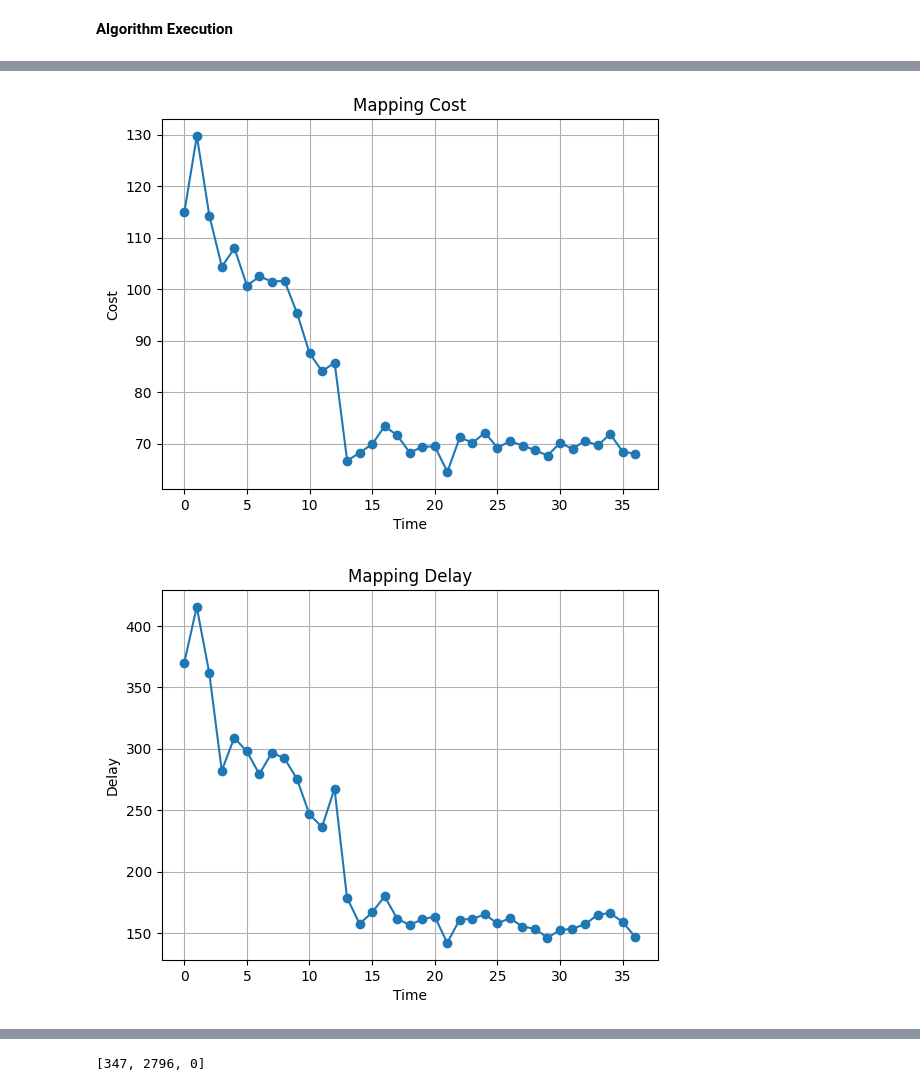
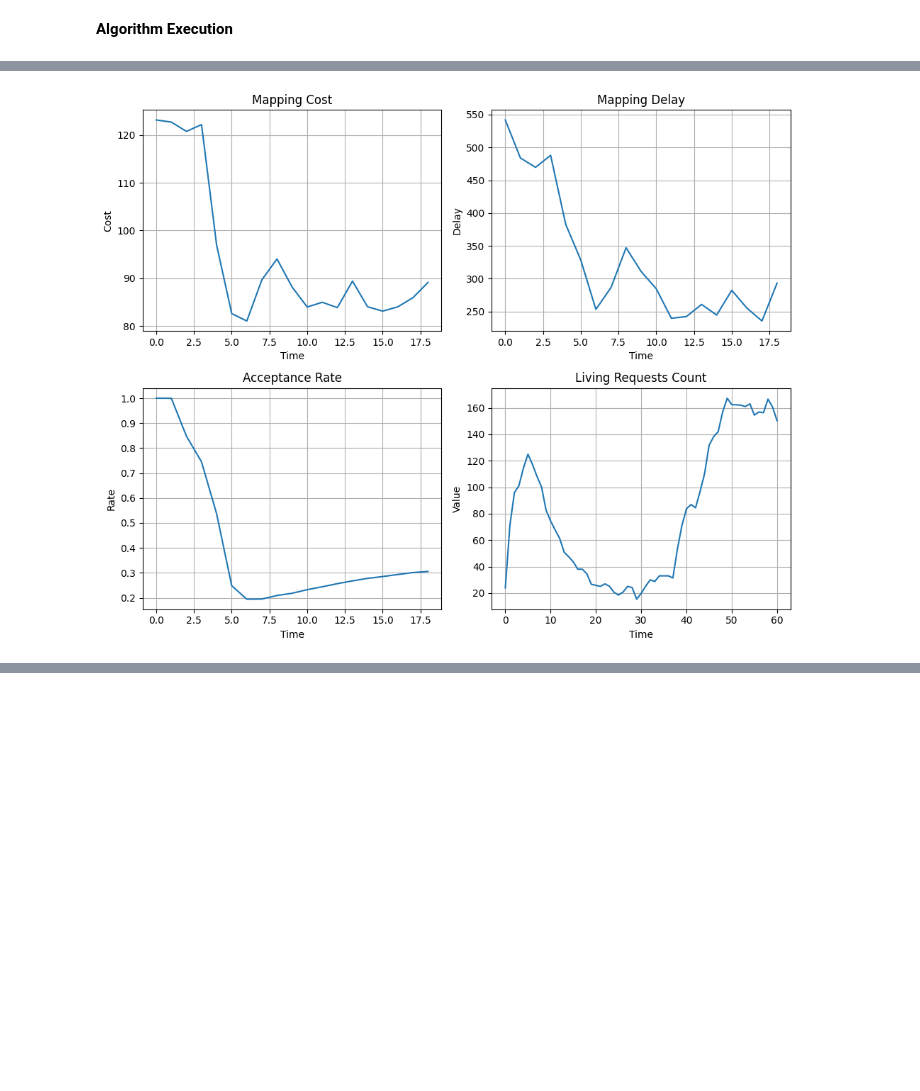
Before and after one commit to Papaya13-03/MP_VNE, a Jupyter notebook: src/MP_VNE.ipynb, the cells around one changed output, grey strips where cells are left out. Cells and saved outputs as stored; diff of their text form; code cells hidden in the pictures; blank space fills up the shorter version.

```diff
--- a/src/MP_VNE.ipynb
+++ b/src/MP_VNE.ipynb
@@ -788,7 +788,7 @@ import heapq
 import random
 
 SIMULATION_TIME = 10000
-LAMBDA = 0.5
+LAMBDA = 0.3
 LIFETIME_MEAN = 1000
 request_id = 0
 
@@ -801,7 +801,8 @@ accept_request = 0
 acceptance_rates = []
 costs = []
 delays = []
-reason = [0, 0, 0]
+fail_reason = [0, 0]
+living_request = []
 
 print("Start")
 
@@ -809,7 +810,7 @@ def next_arrival_time():
     return np.random.exponential(1 / LAMBDA)
 
 while current_time < SIMULATION_TIME:
-    print("Living request: ", len(event_queue))
+    living_request.append(len(event_queue))
     inter_arrival = next_arrival_time()
     arrival_time = current_time + inter_arrival
     if arrival_time > SIMULATION_TIME:
@@ -827,14 +828,14 @@ while current_time < SIMULATION_TIME:
 
     best_mapping = mpvne.map(v_network, request_id)
     if not best_mapping:
-        reason[0] += 1
+        fail_reason[0] += 1
         continue
 
     evaluator = PhysicalNetworkEvaluator(physical_network=p_network)
     mapping_cost = evaluator.evaluate_mapping_cost(best_mapping, v_network)
 
     if not mapping_cost:
-        reason[1] += 1
+        fail_reason[1] += 1
         continue
 
     cost, delay = mapping_cost
@@ -844,7 +845,7 @@ while current_time < SIMULATION_TIME:
     acceptance_rate = accept_request / total_request
     acceptance_rates.append(acceptance_rate)
 
-    # print(f"[t={current_time:.2f}] Request {request_id}: cost={cost:.3f}, delay={delay:.3f}, rate={acceptance_rate:.3f}")
+    print(f"[t={current_time:.2f}] Request {request_id}: cost={cost:.3f}, delay={delay:.3f}, rate={acceptance_rate:.3f}")
 
     lifetime = np.random.exponential(LIFETIME_MEAN)
     expire_time = current_time + lifetime
@@ -856,9 +857,10 @@ while current_time < SIMULATION_TIME:
         if event_type == "expire" and rid in active_requests:
             mpvne.unmap(rid)
             del active_requests[rid]
-            # print(f"[t={current_time:.2f}] Request {rid} expired and unmapped.")
+            print(f"[t={current_time:.2f}] Request {rid} expired and unmapped.")
 
 print("\nSimulation completed.")
 print(f"Total requests: {total_request}, Accepted: {accept_request}, Acceptance rate: {accept_request / total_request:.3f}")
+print(f"Failed reason: \n \tNot found solution: {fail_reason[0]}\n \tWrong Solution: {fail_reason[1]}")
 # %% [output]
 Start
@@ -881,17 +883,42 @@ Total requests: 4962, Accepted: 1819, Acceptance rate: 0.367
 # %%
 import numpy as np
 
 def group_average(array, group_size=100):
     n = len(array)
     return [np.mean(array[i:i + group_size]) for i in range(0, n, group_size)]
 
 grouped_costs = group_average(costs, 50)
 grouped_delays = group_average(delays, 50)
 grouped_acceptance = group_average(acceptance_rates, 50)
+grouped_living_request = group_average(living_request, 50)
 
-visualize_array(grouped_costs, "Mapping Cost", "Time", "Cost")
-visualize_array(grouped_delays, "Mapping Delay", "Time", "Delay")
-visualize_array(grouped_acceptance, "Acceptance Rate", "Time", "Rate")
+fig, axs = plt.subplots(2, 2, figsize=(10, 8))
+
+axs[0, 0].plot(grouped_costs)
+axs[0, 0].set_title("Mapping Cost")
+axs[0, 0].set_xlabel("Time")
+axs[0, 0].set_ylabel("Cost")
+axs[0, 0].grid(True)
+
+axs[0, 1].plot(grouped_delays)
+axs[0, 1].set_title("Mapping Delay")
+axs[0, 1].set_xlabel("Time")
+axs[0, 1].set_ylabel("Delay")
+axs[0, 1].grid(True)
+
+axs[1, 0].plot(grouped_acceptance)
+axs[1, 0].set_title("Acceptance Rate")
+axs[1, 0].set_xlabel("Time")
+axs[1, 0].set_ylabel("Rate")
+axs[1, 0].grid(True)
+
+axs[1, 1].plot(grouped_living_request)
+axs[1, 1].set_title("Living Requests Count")
+axs[1, 1].set_xlabel("Time")
+axs[1, 1].set_ylabel("Value")
+axs[1, 1].grid(True)
+
+plt.tight_layout()
+plt.show()
 # %% [output]
-[figure, old version]
+[figure, new version]
-[figure, removed]
@@ -899,4 +924,0 @@ visualize_array(grouped_acceptance, "Acceptance Rate", "Time", "Rate")
-# %%
-print(reason)
-# %% [output]
-[347, 2796, 0]
```
Also changed, not shown: parts of 3 cells of this notebook.
